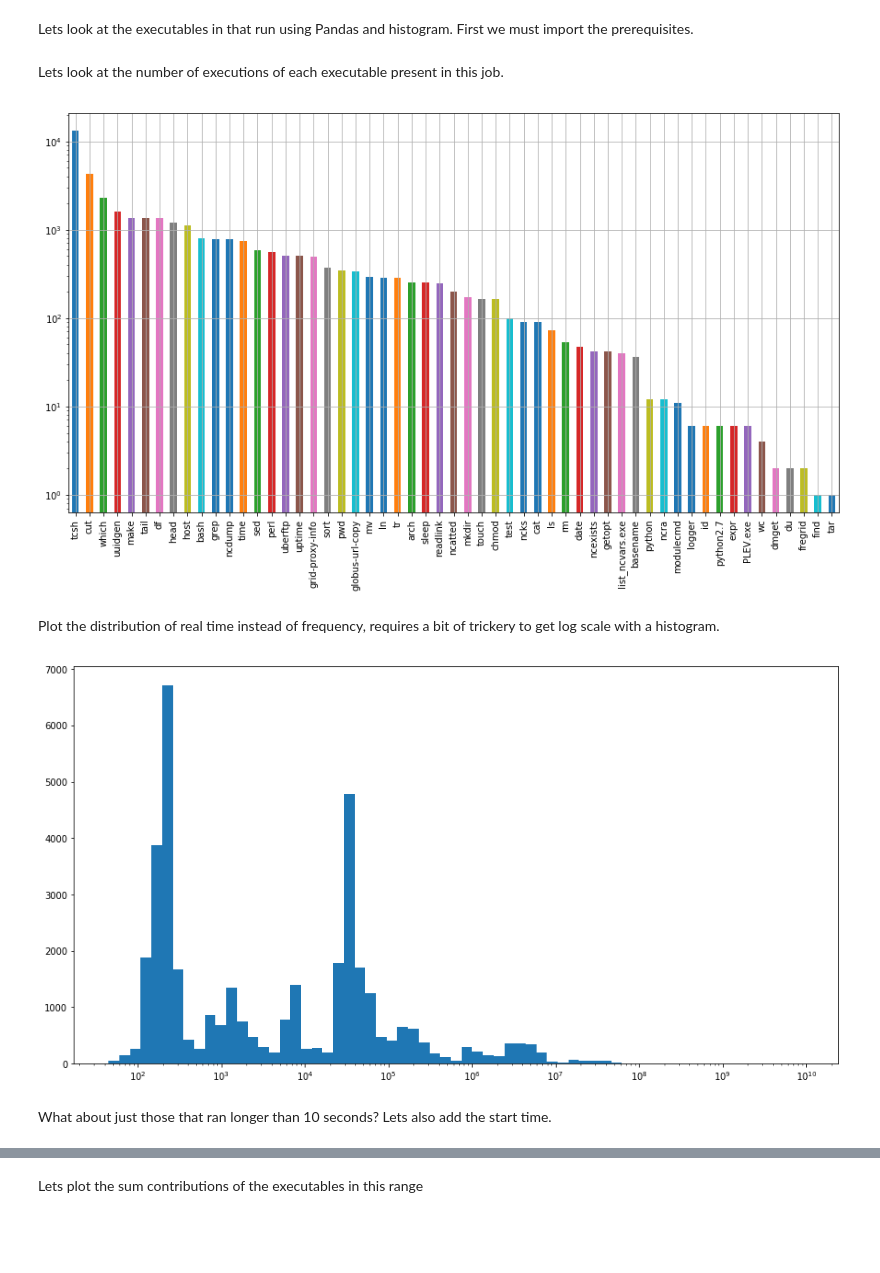
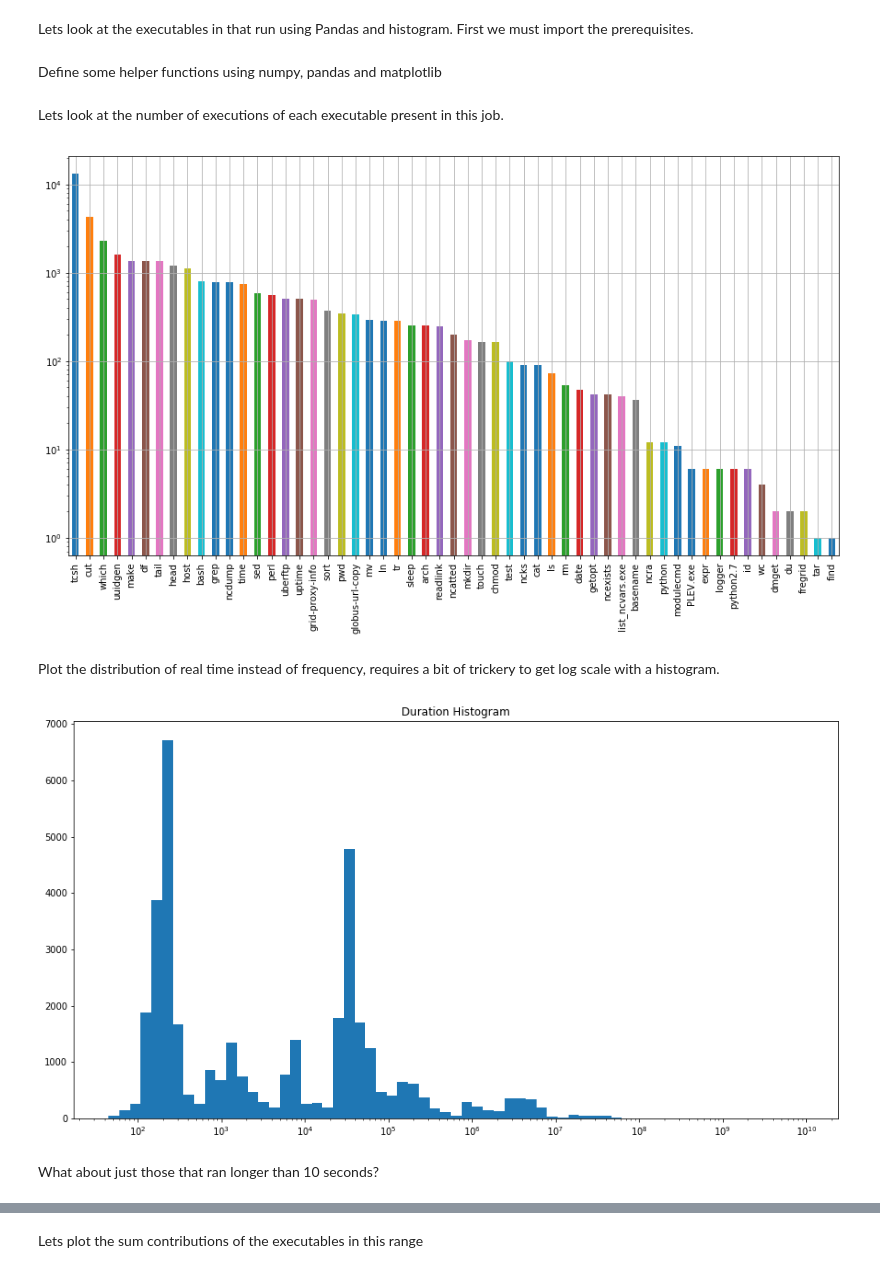
Before and after one commit to ilaflott/epmt, a Jupyter notebook: EPMT.ipynb, the cells around one changed output, grey strips where cells are left out. Saved outputs shown, nothing was run; the diff lists cells and outputs as text; code cells hidden in the pictures; blank space fills up the shorter version.

```diff
--- a/EPMT.ipynb
+++ b/EPMT.ipynb
@@ -49,0 +68,2 @@ import pandas as pd
+# %% [markdown]
+Define some helper functions using numpy, pandas and matplotlib
@@ -50,43 +104,35 @@ import pandas as pd
 # %% [markdown]
 Lets look at the number of executions of each executable present in this job.
 # %%
-def plot_logy_histogram(series):
-    series.plot.bar(grid=True)
-    plt.yscale('log')
-
 exename_list = list(j.processes.exename)
 series = pd.Series(exename_list).value_counts()
 plot_logy_histogram(series)
 # %% [output]
-[figure, old version]
+[figure, new version]
 # %% [markdown]
 Plot the distribution of real time instead of frequency, requires a bit of trickery to get log scale with a histogram.
 # %%
-def plot_logx_histogram(data):
-    _, bins = np.histogram(np.log10(data + 1), bins='auto')
-    plt.hist(data, bins=10**bins);
-    plt.gca().set_xscale("log")
-
-
 processes = []
 starttimes = []
 durations = []
 exenames = []
 
 for p in j.processes:
     processes.append(p)
     starttimes.append(p.start)
     durations.append(p.duration)
     exenames.append(p.exename)
 
 df = pd.DataFrame({'exename':exenames, 'duration':durations, 'start':starttimes, 'process':processes})
 #print(Process[79960].exename,Process[79960].duration,Process[79960].start)
 #print(Process[95018].exename,Process[95018].duration,Process[95018].start)
 
 series = pd.Series(durations)
 plot_logx_histogram(series)
+plt.title("Duration Histogram")
+plt.show()
 # %% [output]
-[figure, old version]
+[figure, new version]
 # %% [markdown]
-What about just those that ran longer than 10 seconds? Lets also add the start time.
+What about just those that ran longer than 10 seconds?
 # %%
```
Also changed, not shown: parts of 22 cells of this notebook, 1 other file.
